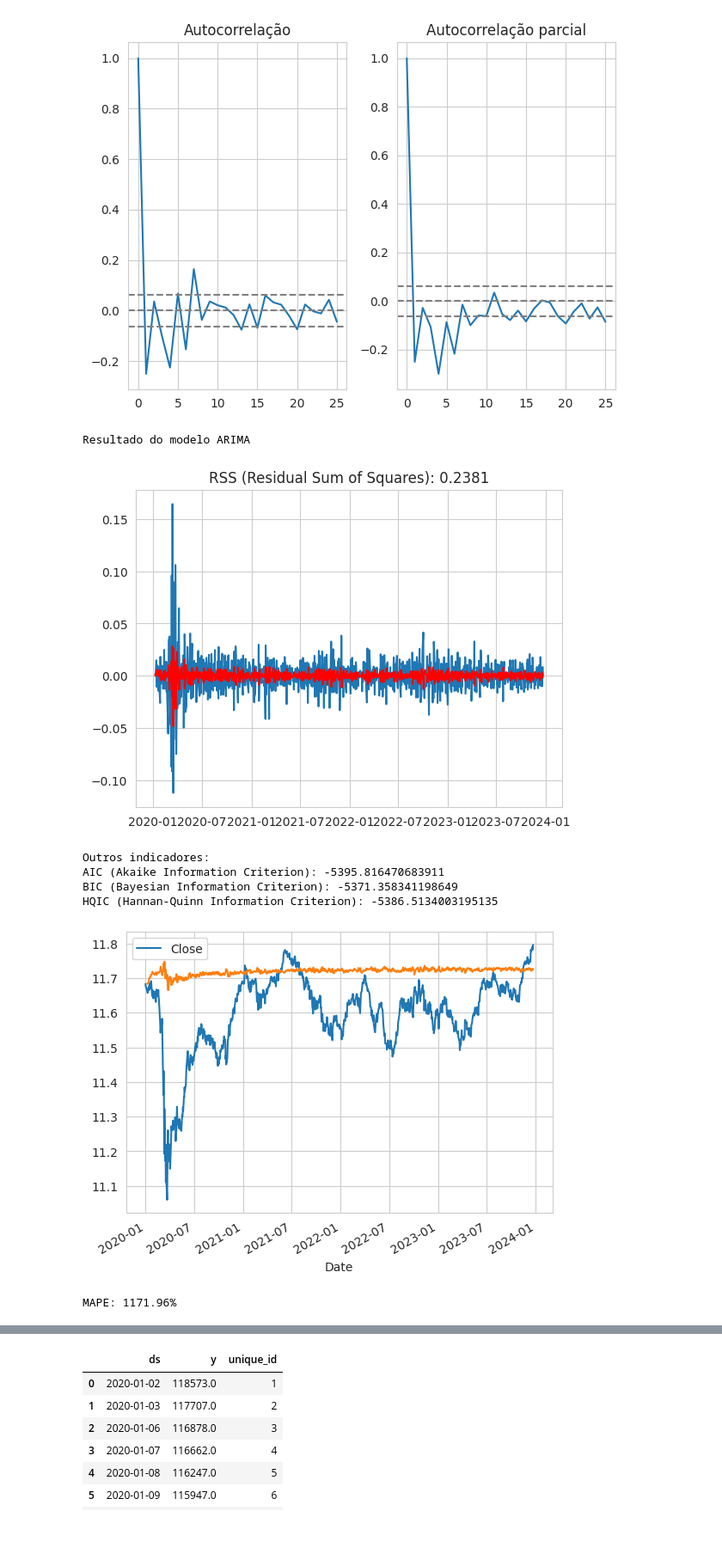
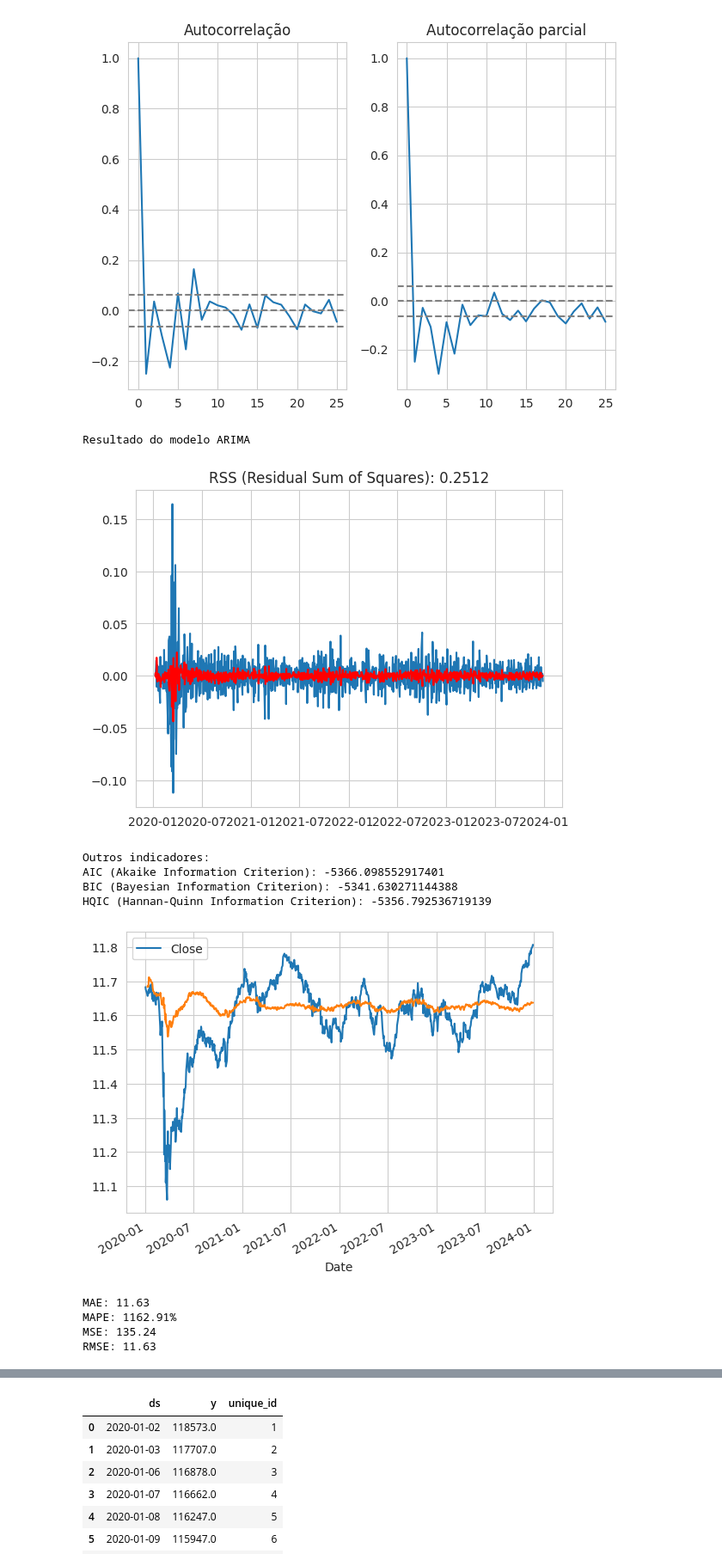
Before and after one commit to dhachcar/postech-tech-challenge-2, a Jupyter notebook: Tech_Challenge_2.ipynb, the cells around one changed output, grey strips where cells are left out. Shown at 86% size. Drawn from its saved outputs; the diff is of its cells as text; code cells hidden in the pictures; blank space fills up the shorter version.

```diff
--- a/Tech_Challenge_2.ipynb
+++ b/Tech_Challenge_2.ipynb
@@ -36,7 +42,7 @@ import warnings
 warnings.filterwarnings('ignore')
 # %%
 # função para obter os dados de algum ativo (ticker)
-def obter_dados_ticker(ticker: str, inicio: str = '2020-01-01', fim: str = '2023-12-24', save_output: bool = False) -> pd.DataFrame:
+def obter_dados_ticker(ticker: str, inicio: str = '2020-01-01', fim: str = '2023-12-31', save_output: bool = False) -> pd.DataFrame:
   ibovespa = yf.download(ticker, start=inicio, end=fim)
 
   print('Dados originais')
@@ -288,7 +294,7 @@ plt.tight_layout()
 # %% [output]
 [figure]
 # %%
-arima_model = ARIMA(df_diff, order=(2,1,2))
+arima_model = ARIMA(df_diff, order=(2, 2, 2))
 arima_results = arima_model.fit()
 arima_rss = sum((arima_results.fittedvalues - df_diff['Close']) ** 2)
 
@@ -304,16 +310,16 @@ print(f'BIC (Bayesian Information Criterion): {arima_results.bic}')
 print(f'HQIC (Hannan-Quinn Information Criterion): {arima_results.hqic}')
 # %% [output]
 Resultado do modelo ARIMA
-[figure, old version]
+[figure, new version]
 Outros indicadores:
-AIC (Akaike Information Criterion): -5395.816470683911
-BIC (Bayesian Information Criterion): -5371.358341198649
-HQIC (Hannan-Quinn Information Criterion): -5386.5134003195135
+AIC (Akaike Information Criterion): -5366.098552917401
+BIC (Bayesian Information Criterion): -5341.630271144388
+HQIC (Hannan-Quinn Information Criterion): -5356.792536719139
 # %%
-from sklearn.metrics import mean_absolute_error
+from sklearn.metrics import mean_absolute_error, mean_squared_error
 
 # função que calcula o MAPE (Mean Absolute Percentage Error)
-def calcular_mape_arima(df, df_diff, resultados_modelo):
+def calcular_metricas_erro_arima(df, df_diff, resultados_modelo):
   predictions = resultados_modelo.fittedvalues
   predictions.index = df_diff.index
   predicted_values = df['Close'].iloc[0] + np.cumsum(predictions)
@@ -322,15 +328,26 @@ def calcular_mape_arima(df, df_diff, resultados_modelo):
   predicted_values.plot()
   plt.show()
 
-  # valor do MAPE
-  mape = mean_absolute_error(df_diff['Close'], predicted_values) * 100
+  # valor do MAE / MAPE
+  mae = mean_absolute_error(df_diff.Close, predicted_values)
+  mape = mae * 100
 
+  # valor do MSE / RMSE
+  mse = mean_squared_error(df_diff.Close, predicted_values)
+  rmse = np.sqrt(mse)
+
+  print(f'MAE: {mae:.2f}')
   print(f"MAPE: {mape:.2f}%")
+  print(f"MSE: {mse:.2f}")
+  print(f"RMSE: {rmse:.2f}")
 # %%
 # calculando o MAPE do ARIMA
-calcular_mape_arima(df_log, df_diff, arima_results)
+calcular_metricas_erro_arima(df_log, df_diff, arima_results)
 # %% [output]
-[figure, old version]
+[figure, new version]
-MAPE: 1171.96%
+MAE: 11.63
+MAPE: 1162.91%
+MSE: 135.24
+RMSE: 11.63
 # %% [markdown]
 ### Comentário
```
Also changed, not shown: parts of 63 cells of this notebook, 5 other files.
